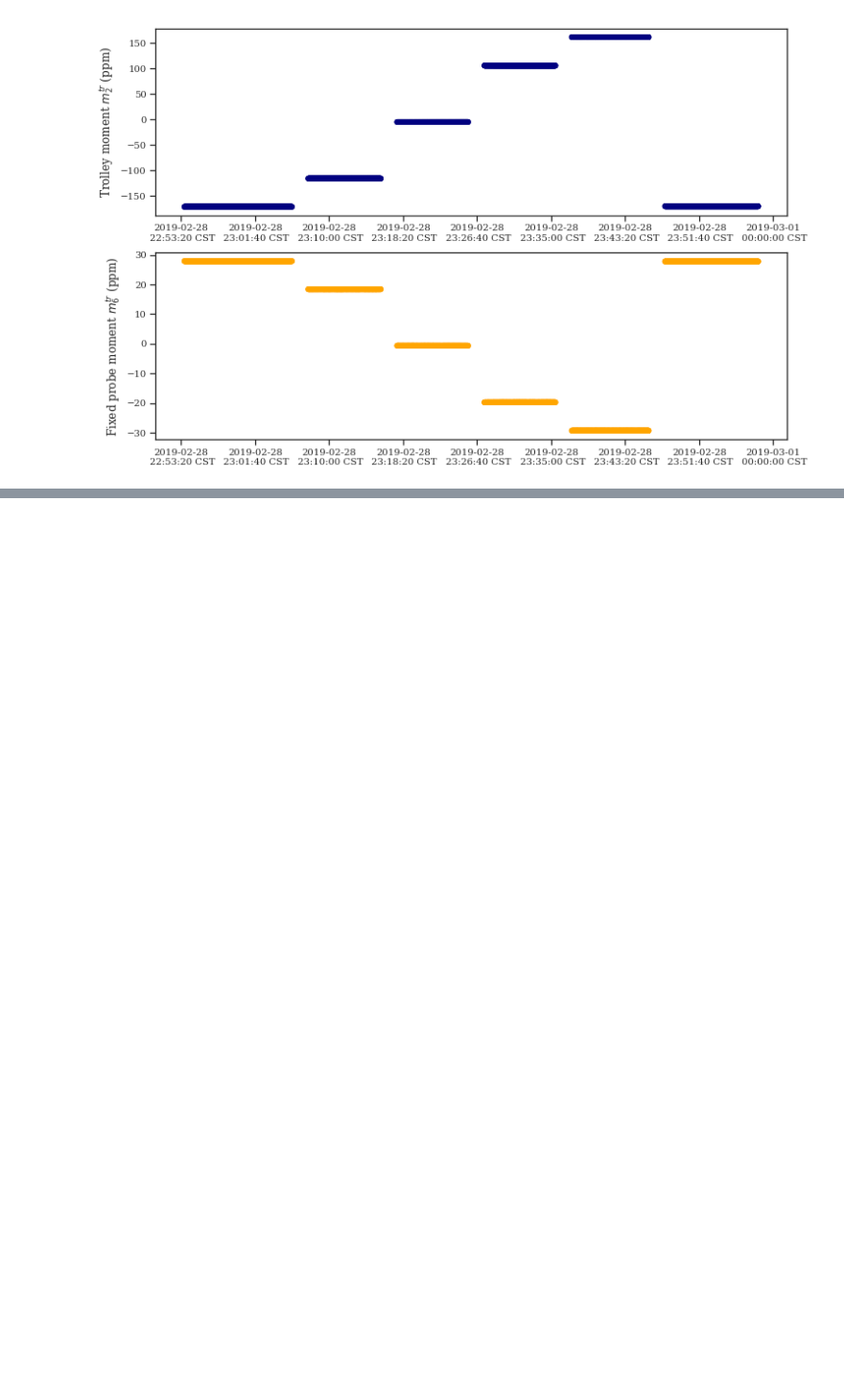
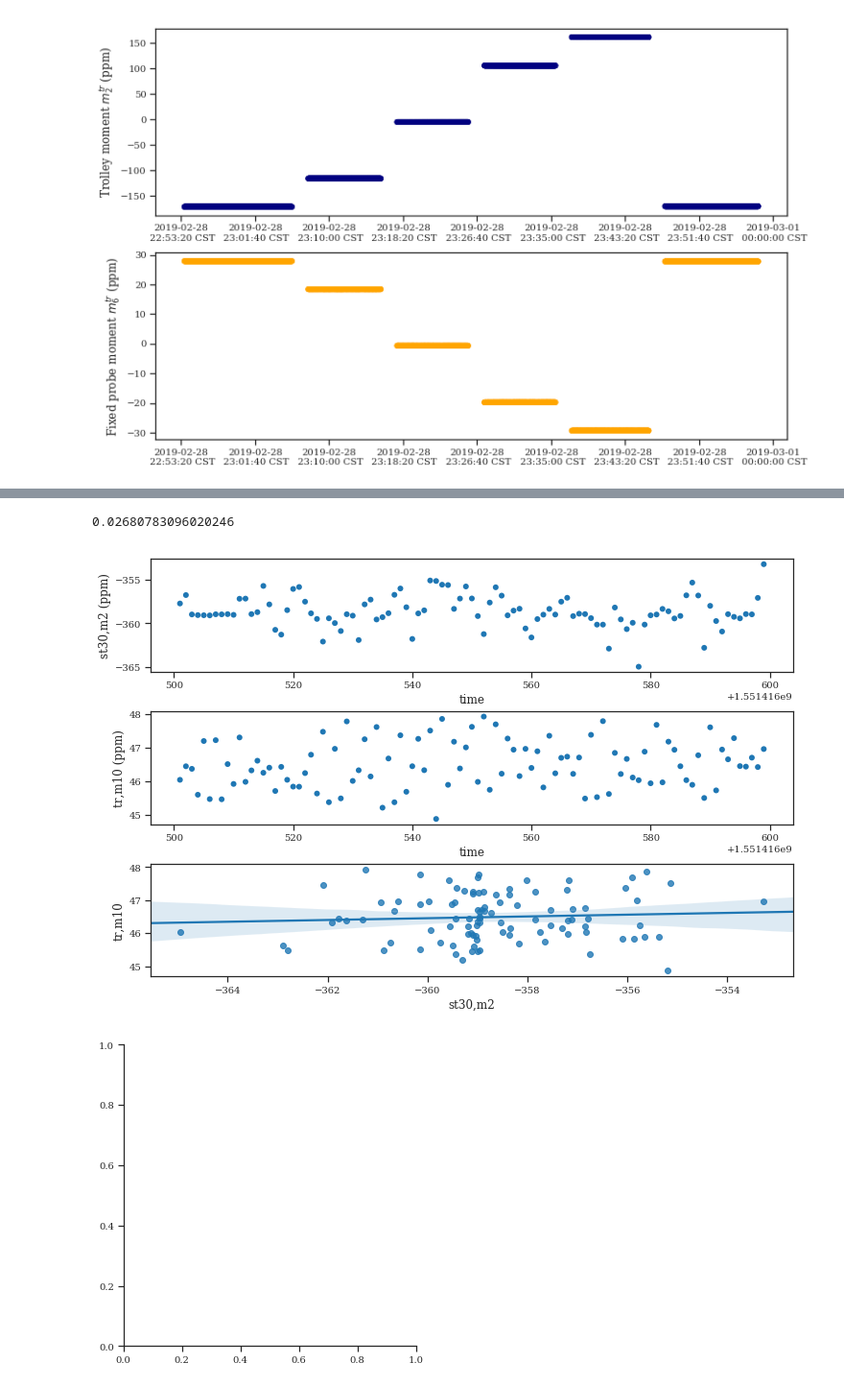
Before and after one commit to aetb/trfp, a Jupyter notebook: SCC_study_analysis.ipynb, the cells around one changed output, grey strips where cells are left out. Shown at 96% size. Drawn from its saved outputs; the diff is of its cells as text; code cells hidden in the pictures; blank space fills up the shorter version.

```diff
--- a/SCC_study_analysis.ipynb
+++ b/SCC_study_analysis.ipynb
@@ -368,39 +383,48 @@ plt.ylim(810,820)
 # %%
+offset = 1.5514e9
+study_index = study_1_df.index
+
+mask = (study_index > offset + 16500) & (study_index < offset + 16600)
+
 fig, (ax1,ax2,ax3) = plt.subplots(3,1, figsize=(12,8))
 plt.subplots_adjust(hspace=.35)
 
 st1 = 'st30,m2'
-plot_df = tr6267.moment_df.loc[mask,st1]/61.79
+plot_df = tr6267_moment_df.loc[mask,st1]/61.79
 fg1 = sns.relplot(data=plot_df, kind='scatter', edgecolor='none', ax=ax1)
 ax1.set_xlabel('time')
 ax1.set_ylabel(st1+' (ppm)')
 
 st2 = 'tr,m10'
-plot_df = tr6267.moment_df.loc[mask,st2]/61.79
+plot_df = tr6267_moment_df.loc[mask,st2]/61.79
 fg2 = sns.relplot(data=plot_df, kind='scatter', edgecolor='none', ax=ax2)
 ax2.set_xlabel('time')
 ax2.set_ylabel(st2+' (ppm)')
 
-plot_df = tr6267.moment_df.loc[mask,[st1,st2]]/61.79
+plot_df = tr6267_moment_df.loc[mask,[st1,st2]]/61.79
 fg3 = sns.regplot(x=st1, y=st2, data=plot_df, ax=ax3)
 
 # plt.tight_layout()
 
 
 slope, intercept, r_value, p_value, std_err = scipy.stats.linregress(plot_df[st1],
                                                                      plot_df[st2])
 
 print slope
 
 # for ii in range(72):
 #     st = 'st'+str(ii)+',m1'
 #     plot_df = tr6267.moment_df.loc[mask,st]/61.79
 #     fg = sns.relplot(data=plot_df, kind='scatter', edgecolor='none')
 #     fig = plt.gcf()
 #     fig.set_size_inches(12,3)
 #     plt.title(st)
 #     plt.xlabel('time')
 #     plt.ylabel('ppm')
 #     plt.tight_layout()
 #     # fig.savefig("./run6267/run6267_st"+str(ii).zfill(2)+"_m1.png",dpi=300)
 #     print '\r'+str(ii)
+# %% [output]
+0.02680783096020246
+[figure, added]
+[figure, added]
```
Also changed, not shown: parts of 14 cells of this notebook, 13 other files.
